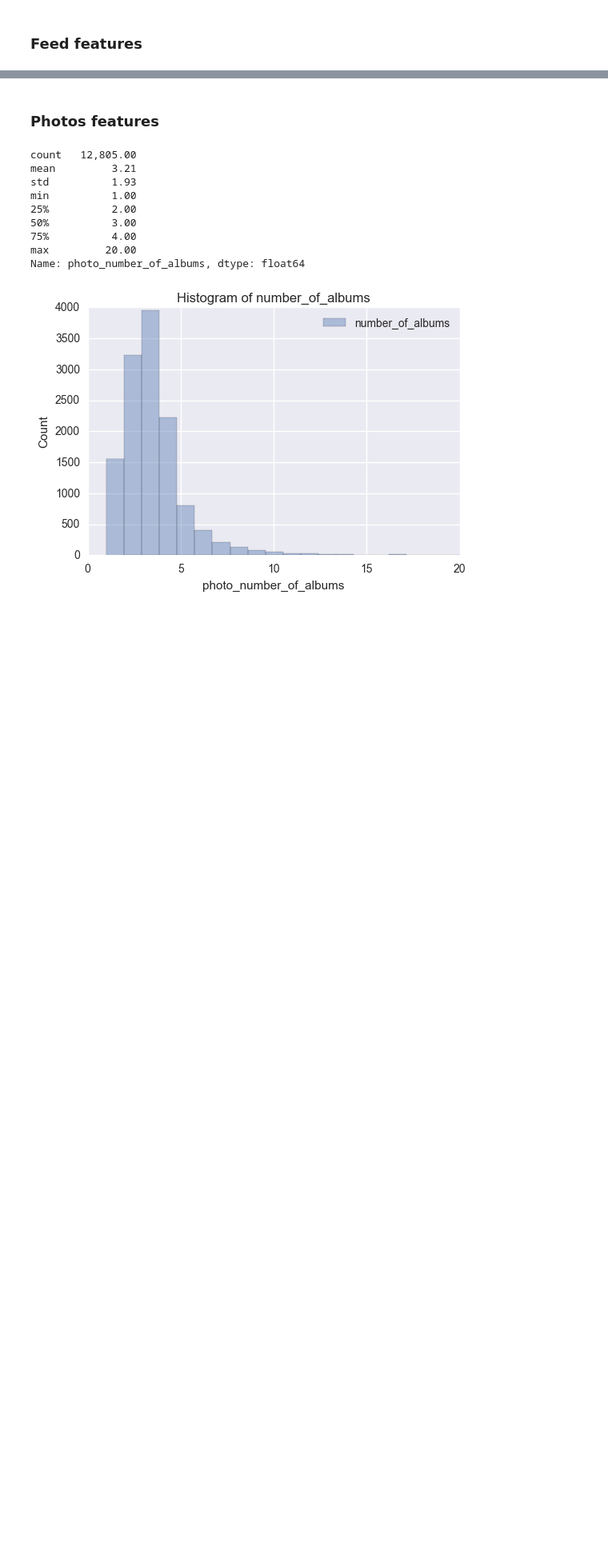
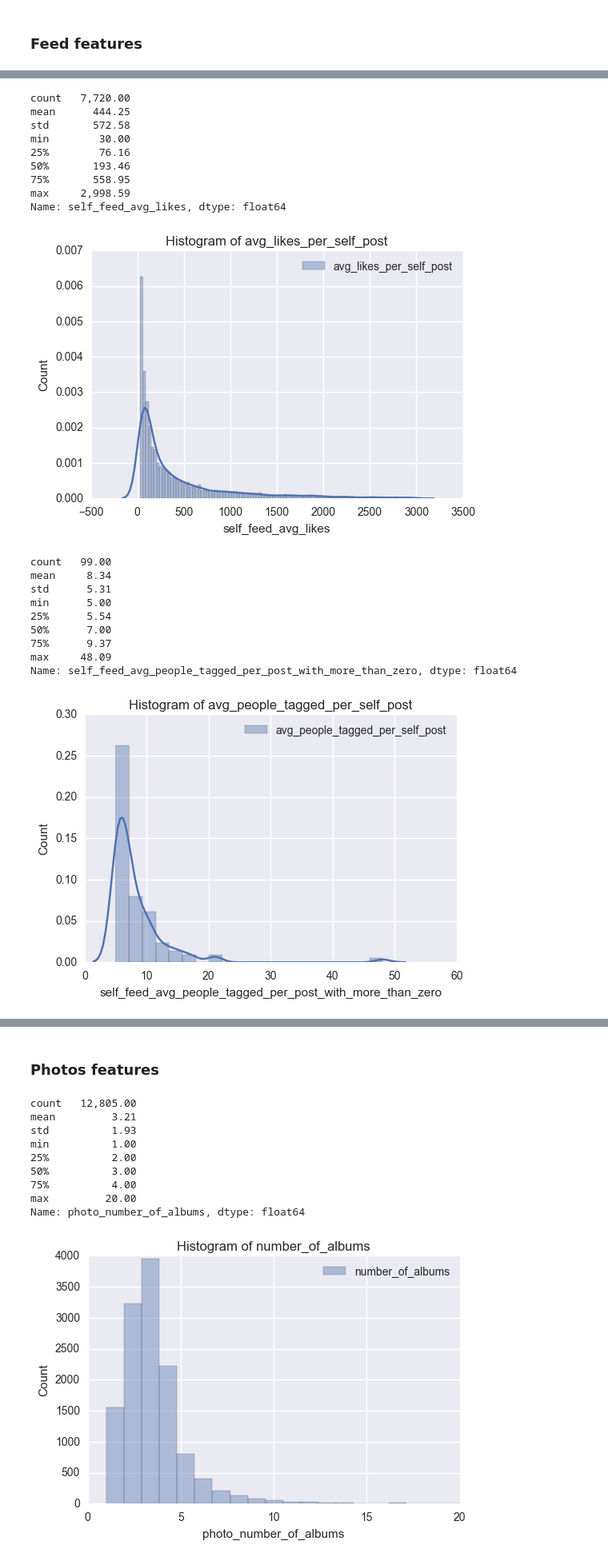
Before and after one commit to liadwg/data_mining_workshop, a Jupyter notebook: like_prediction_workshop - latest.ipynb, the cells around one changed output, grey strips where cells are left out. Shown at 80% size. Drawn from its saved outputs; the diff is of its cells as text; code cells hidden in the pictures; blank space fills up the shorter version.

```diff
--- a/like_prediction_workshop - latest.ipynb
+++ b/like_prediction_workshop - latest.ipynb
@@ -542,0 +543,33 @@ show_categorical_data(data)
+# %%
+self_feed_numric_features = {'self_post_count_under_150':{'column': 'self_post_count','lower_bound': 0, 'upper_bound': 149, 'bins': 30, 'kde': False},
+                        'avg_likes_per_self_post':{'column': 'self_feed_avg_likes','lower_bound': 30, 'upper_bound': 3000, 'bins': 100, 'kde': True},
+                        'avg_comments_per_self_post': {'column': 'self_feed_avg_comments','lower_bound': 10, 'upper_bound': 1000, 'bins': 100, 'kde': True},
+                        'avg_shares_per_self_post': {'column': 'self_feed_avg_shares','lower_bound': 4, 'upper_bound': 400, 'bins': 40, 'kde': True},
+
+                        #'max_comments_per_post': {'column': 'feed_max_comments','lower_bound': 50, 'upper_bound': 5000, 'bins': 100, 'kde': True},
+                        'avg_people_tagged_per_self_post':{'column': 'self_feed_avg_people_tagged_per_post_with_more_than_zero','lower_bound': 5, 'upper_bound': 100, 'bins': 20, 'kde': True},
+                        'avg_people_tagged_with_per_self_post':{'column': 'self_feed_avg_with_tagged_per_post_with_more_than_zero','lower_bound': 5, 'upper_bound': 100, 'bins': 20, 'kde': True},
+                        'number_of_days_between_first_and_last_self_posts': {'column': 'self_feed_number_of_days_between_first_and_last_posts','lower_bound': 5, 'upper_bound': 500, 'bins': 100, 'kde': False}}
+
+show_numric_features(self_feed_numric_features)
+# %% [output]
+count   7,720.00
+mean      444.25
+std       572.58
+min        30.00
+25%        76.16
+50%       193.46
+75%       558.95
+max     2,998.59
+Name: self_feed_avg_likes, dtype: float64
+[figure, added]
+count   99.00
+mean     8.34
+std      5.31
+min      5.00
+25%      5.54
+50%      7.00
+75%      9.37
+max     48.09
+Name: self_feed_avg_people_tagged_per_post_with_more_than_zero, dtype: float64
+[figure, added]
```
Also changed, not shown: parts of 10 cells of this notebook, 1 other file.
